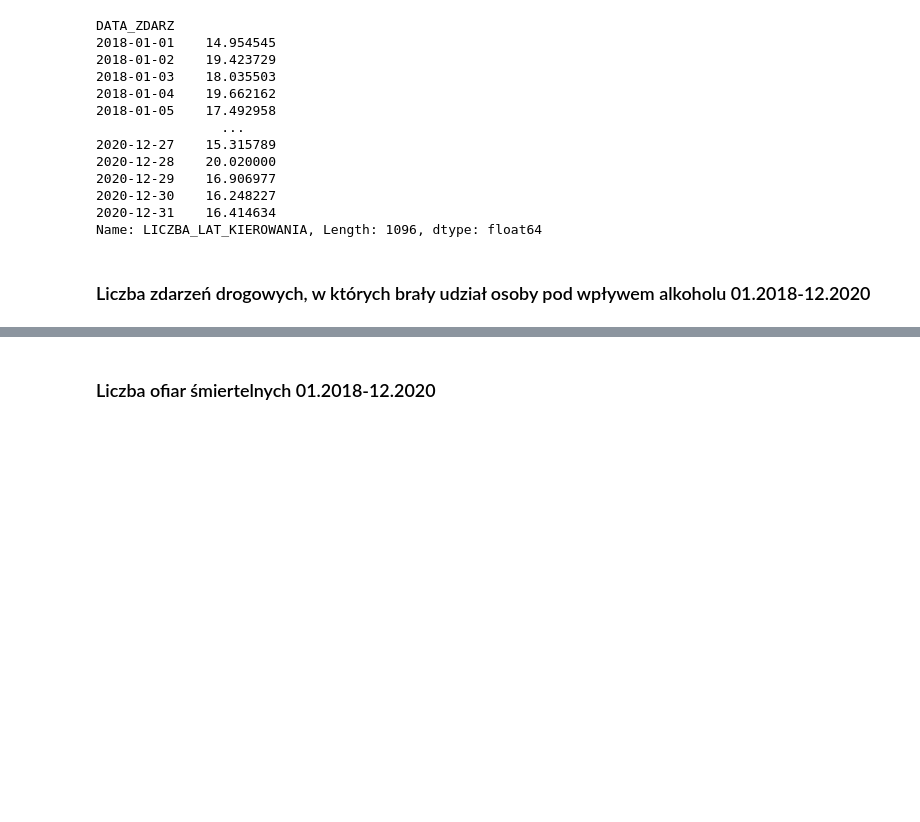
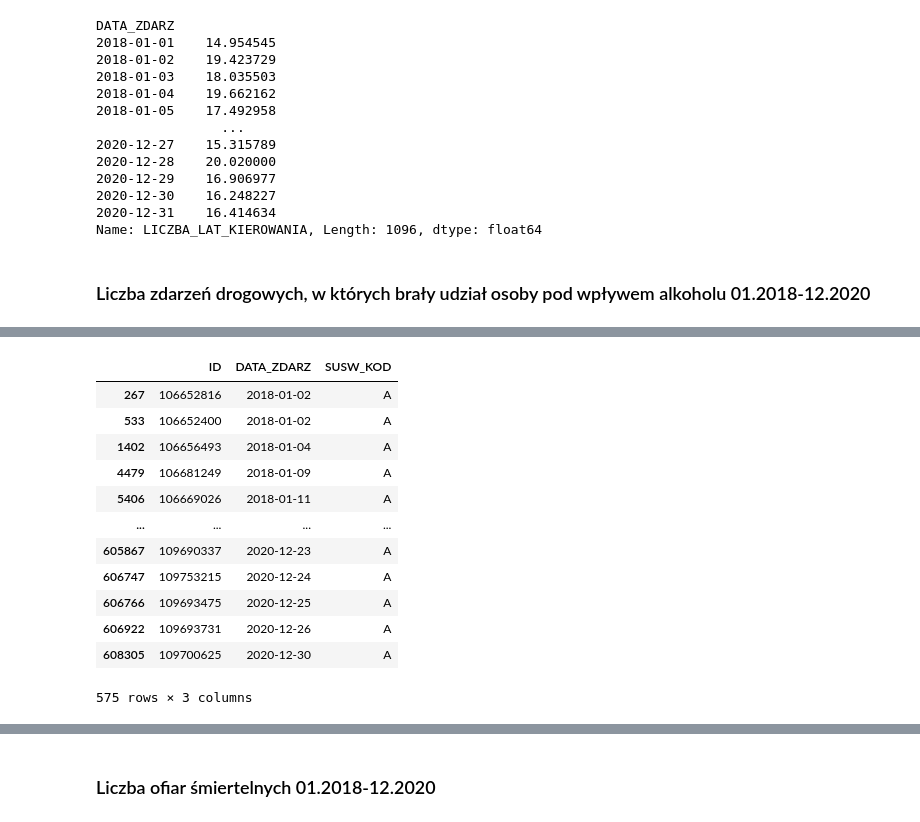
Before and after one commit to ajedrych/bachelor-thesis, a Jupyter notebook: WypadkiDrogowe/plikiCSV/wypadki_warszawa_analiza.ipynb, the cells around one changed output, grey strips where cells are left out. Drawn from its saved outputs; the diff is of its cells as text; code cells hidden in the pictures; blank space fills up the shorter version.

```diff
--- a/WypadkiDrogowe/plikiCSV/wypadki_warszawa_analiza.ipynb
+++ b/WypadkiDrogowe/plikiCSV/wypadki_warszawa_analiza.ipynb
@@ -329,0 +365,17 @@ alcohol_wypadki2018_20
+# %%
+alcohol_wypadki2018_20.drop_duplicates(subset='ID')
+alcohol_wypadki2018_20
+# %% [output]
+|  | ID | DATA_ZDARZ | SUSW_KOD |
+| 267 | 106652816 | 2018-01-02 | A |
+| 533 | 106652400 | 2018-01-02 | A |
+| 1402 | 106656493 | 2018-01-04 | A |
+| 4479 | 106681249 | 2018-01-09 | A |
+| 5406 | 106669026 | 2018-01-11 | A |
+| ... | ... | ... | ... |
+| 605867 | 109690337 | 2020-12-23 | A |
+| 606747 | 109753215 | 2020-12-24 | A |
+| 606766 | 109693475 | 2020-12-25 | A |
+| 606922 | 109693731 | 2020-12-26 | A |
+| 608305 | 109700625 | 2020-12-30 | A |
+575 rows × 3 columns
```
Also changed, not shown: parts of 4 cells of this notebook.
